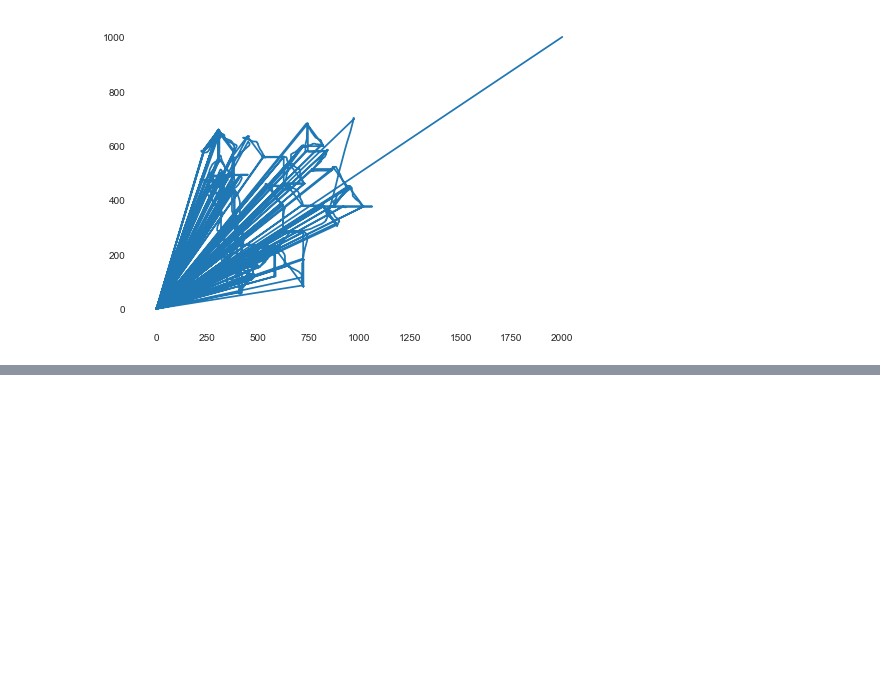
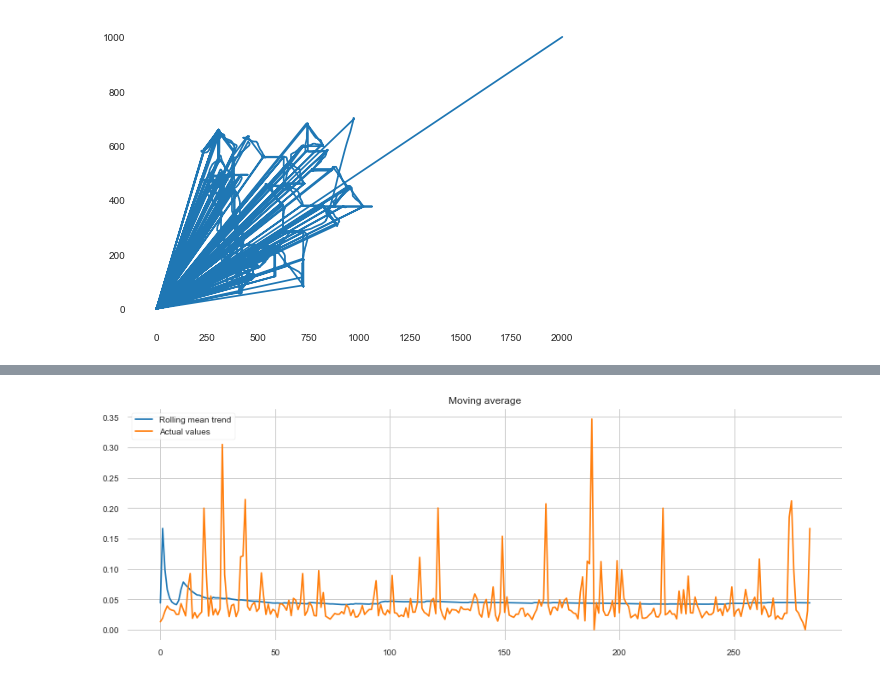
Before and after one commit to FazilovDev/coursework, a Jupyter notebook: AnalysisChannels.ipynb, the cells around one changed output, grey strips where cells are left out. Drawn from its saved outputs; the diff is of its cells as text; code cells hidden in the pictures; blank space fills up the shorter version.

```diff
--- a/AnalysisChannels.ipynb
+++ b/AnalysisChannels.ipynb
@@ -126,0 +166,5 @@ plt.plot(x,y) # Движения курсора мыши в течение вс
+# %%
+# Реализуем фукнкцию скользящей средней для кратковременного прогноза
+def moving_average(series, n):
+    return np.average(series[-n:])
+moving_average(dataset['time_reaction'], count_intervals)
@@ -126,0 +188,15 @@ plt.plot(x,y) # Движения курсора мыши в течение вс
+# %%
+def plotMovingAverage(series, n):
+    rolling_mean = []
+    for i in range(n):
+        rolling_mean.append(moving_average(series, i))
+    plt.figure(figsize=(15,5))
+    plt.title("Moving average")
+    plt.plot(rolling_mean, label="Rolling mean trend")
+    plt.plot(series, label="Actual values")
+    plt.legend(loc="upper left")
+    plt.grid(True)
+# %%
+plotMovingAverage(dataset['time_reaction'], count_intervals)
+# %% [output]
+[figure, added]
```
Also changed, not shown: parts of 24 cells of this notebook, 3 other files.
